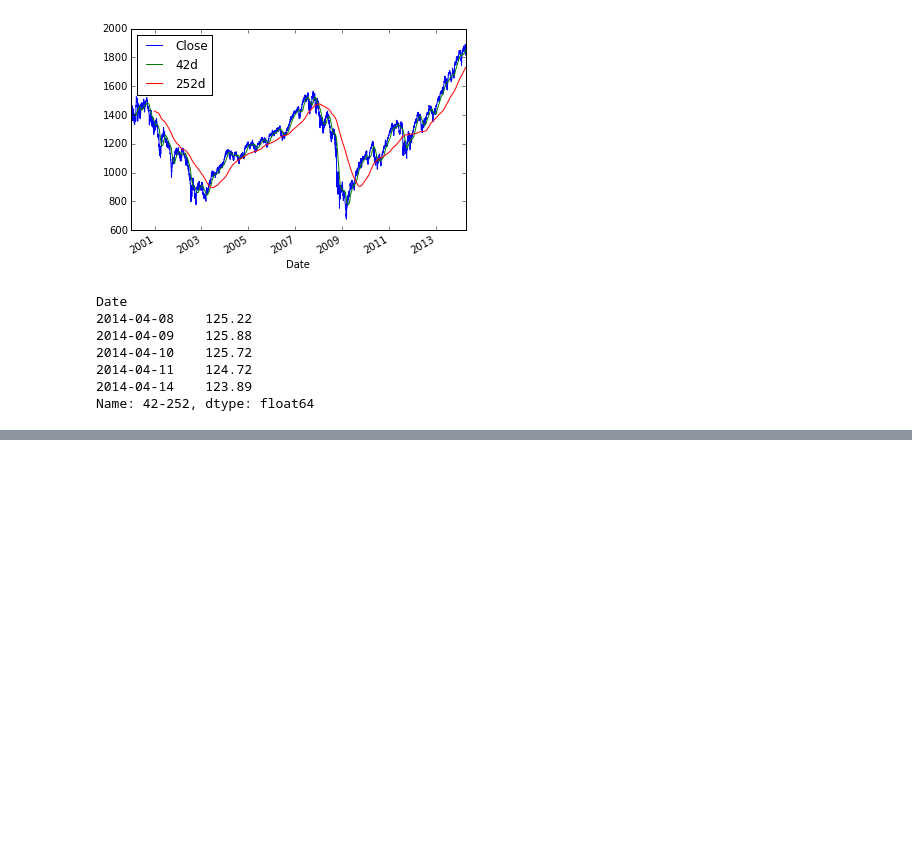
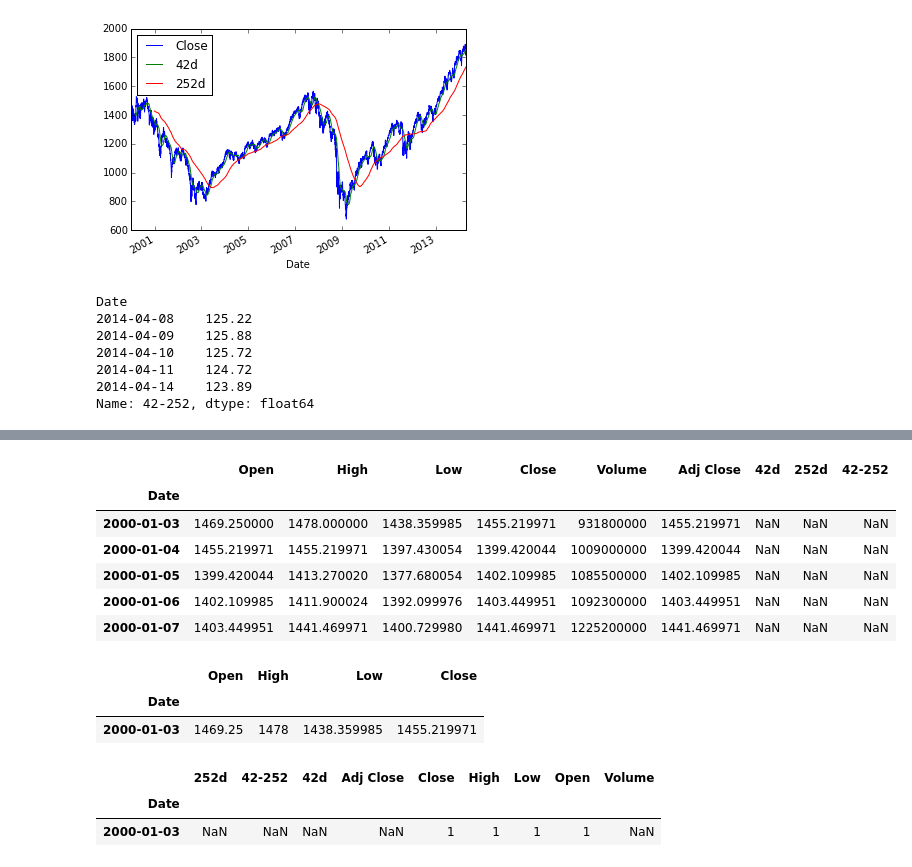
Before and after one commit to nilavghosh/OMSCS, a Jupyter notebook: PythonNoteBooks/Python for Finance - Plotting data.ipynb, the cells around one changed output, grey strips where cells are left out. Cells and saved outputs as stored; diff of their text form; code cells hidden in the pictures; blank space fills up the shorter version.

```diff
--- a/PythonNoteBooks/Python for Finance - Plotting data.ipynb
+++ b/PythonNoteBooks/Python for Finance - Plotting data.ipynb
@@ -85,0 +121,22 @@ Name: 42-252, dtype: float64
+# %%
+sp500.head()
+# %% [output]
+|  | Open | High | Low | Close | Volume | Adj Close | 42d | 252d | 42-252 |
+| Date |  |  |  |  |  |  |  |  |  |
+| 2000-01-03 | 1469.250000 | 1478.000000 | 1438.359985 | 1455.219971 | 931800000 | 1455.219971 | NaN | NaN | NaN |
+| 2000-01-04 | 1455.219971 | 1455.219971 | 1397.430054 | 1399.420044 | 1009000000 | 1399.420044 | NaN | NaN | NaN |
+| 2000-01-05 | 1399.420044 | 1413.270020 | 1377.680054 | 1402.109985 | 1085500000 | 1402.109985 | NaN | NaN | NaN |
+| 2000-01-06 | 1402.109985 | 1411.900024 | 1392.099976 | 1403.449951 | 1092300000 | 1403.449951 | NaN | NaN | NaN |
+| 2000-01-07 | 1403.449951 | 1441.469971 | 1400.729980 | 1441.469971 | 1225200000 | 1441.469971 | NaN | NaN | NaN |
+# %%
+sp500.ix[0:1,0:4]
+# %% [output]
+|  | Open | High | Low | Close |
+| Date |  |  |  |  |
+| 2000-01-03 | 1469.25 | 1478 | 1438.359985 | 1455.219971 |
+# %%
+sp500.ix[0:1,0:4]/sp500.ix[0:1]
+# %% [output]
+|  | 252d | 42-252 | 42d | Adj Close | Close | High | Low | Open | Volume |
+| Date |  |  |  |  |  |  |  |  |  |
+| 2000-01-03 | NaN | NaN | NaN | NaN | 1 | 1 | 1 | 1 | NaN |
```
Also changed, not shown: parts of 10 cells of this notebook, 7 other files.
